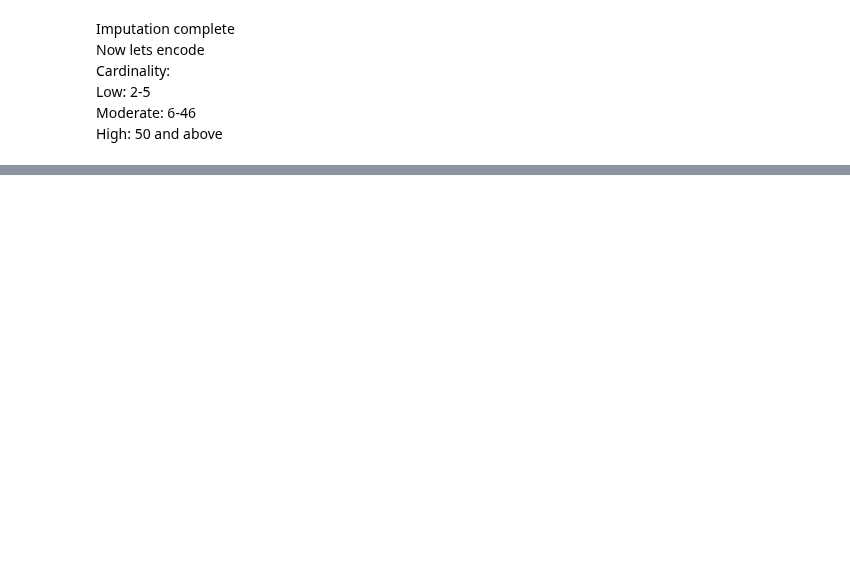
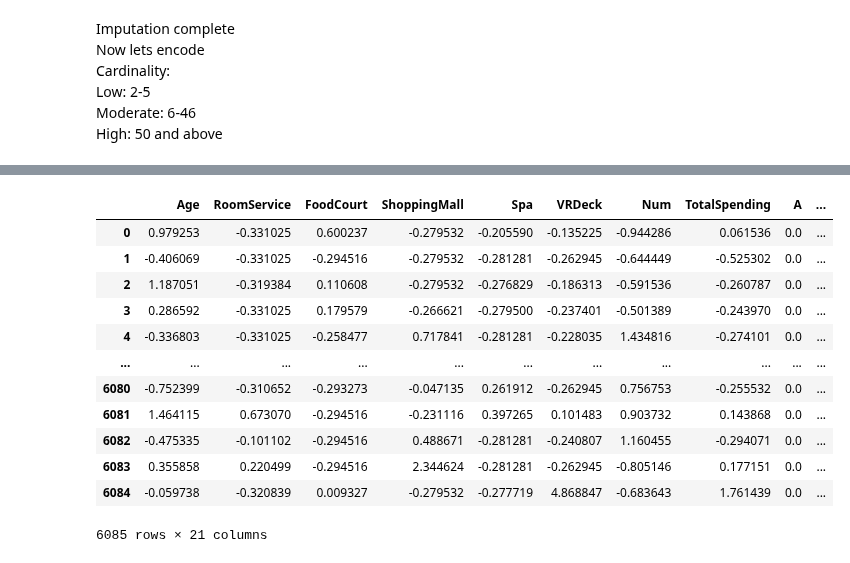
Before and after one commit to lseeker5/Spaceship-Titanic, a Jupyter notebook: spaceship-titanic-v1.ipynb, the cells around one changed output, grey strips where cells are left out. Drawn from its saved outputs; the diff is of its cells as text; code cells hidden in the pictures; blank space fills up the shorter version.

```diff
--- a/spaceship-titanic-v1.ipynb
+++ b/spaceship-titanic-v1.ipynb
@@ -310,6 +332,30 @@ Num:Converted to float then Standardization
 Side:Label Encoding
 <br>
 Remaining numerical features:Standardization
-# %%
-#Convert ['Num'] to numerical feature
-X_train['Num'] = X_train['Num'].astype(float)
+# %%
+
+class MyLabelEncoder(TransformerMixin):
+    def __init__(self, *args, **kwargs):
+        self.encoder = LabelEncoder(*args, **kwargs)
+    def fit(self, x, y=0):
+        print(f" The shape of the fitted is {x.shape}")
+        print(f" The shape of the y is {y}")
+        self.encoder.fit(x)
+        return self
+    def transform(self, x, y=0):
+        print(x.shape)
+        return self.encoder.transform(x)
+    def fit_transform(self, x, y=0):
+        print(f" The shape of the fitted is {x.shape}")
+        #x is a dataframe
+        columns=x.columns
+        transformed_features=[]
+        for column in columns:
+            print(f" The column is {column}")
+            feature_column = x[column]
+            print(f" Each column has a shape of {feature_column.shape}")
+            self.encoder.fit(feature_column)
+            new_feature_column=self.encoder.transform(feature_column)
+            transformed_features.append(new_feature_column)
+        transformed_features=np.transpose(transformed_features)
+        return transformed_features
@@ -322,7 +389,7 @@ n_f=X_train.select_dtypes(include=['float64', 'int64']).columns.tolist()
 
 # Create transformers for categorical features
 l_c_categorical_transformer = Pipeline(steps=[
-    ('encoder', LabelEncoder())
+    ('encoder', MyLabelEncoder())
 ])
 
 m_c_categorical_transformer = Pipeline(steps=[
@@ -339,9 +406,9 @@ numerical_transformer = Pipeline(steps=[
 # Combine transformers using ColumnTransformer
 preprocessor = ColumnTransformer(
     transformers=[
-        ('l_c_cat', l_c_categorical_transformer, l_c_c_f),
         ('num', numerical_transformer, n_f),
-        ('m_c_cat', m_c_categorical_transformer, m_c_c_f)
+        ('m_c_cat', m_c_categorical_transformer, m_c_c_f),
+        ('l_c_cat', l_c_categorical_transformer, l_c_c_f)
     ])
 
 # Create the preprocessing pipeline
@@ -350,6 +417,7 @@ preprocessing_pipeline = Pipeline(steps=[('preprocessor', preprocessor)])
 # Apply the preprocessing pipeline to your data
 encoded_data = preprocessing_pipeline.fit_transform(X_train)
 
+columns=np.concatenate((n_f,['A','B','C','D','E','F','G','H'] , l_c_c_f))
 # Convert the transformed data back to a DataFrame
-X_train_encoded = pd.DataFrame(encoded_data, columns=preprocessor.get_feature_names_out(X_train.columns))
+X_train_encoded = pd.DataFrame(encoded_data,columns=columns)
 # %% [output]
@@ -356,0 +435,16 @@ TypeError: LabelEncoder.fit_transform() takes 2 positional arguments but 3 were
+# %%
+X_train_encoded
+# %% [output]
+|  | Age | RoomService | FoodCourt | ShoppingMall | Spa | VRDeck | Num | TotalSpending | A | ... |
+| 0 | 0.979253 | -0.331025 | 0.600237 | -0.279532 | -0.205590 | -0.135225 | -0.944286 | 0.061536 | 0.0 | ... |
+| 1 | -0.406069 | -0.331025 | -0.294516 | -0.279532 | -0.281281 | -0.262945 | -0.644449 | -0.525302 | 0.0 | ... |
+| 2 | 1.187051 | -0.319384 | 0.110608 | -0.279532 | -0.276829 | -0.186313 | -0.591536 | -0.260787 | 0.0 | ... |
+| 3 | 0.286592 | -0.331025 | 0.179579 | -0.266621 | -0.279500 | -0.237401 | -0.501389 | -0.243970 | 0.0 | ... |
+| 4 | -0.336803 | -0.331025 | -0.258477 | 0.717841 | -0.281281 | -0.228035 | 1.434816 | -0.274101 | 0.0 | ... |
+| ... | ... | ... | ... | ... | ... | ... | ... | ... | ... | ... |
+| 6080 | -0.752399 | -0.310652 | -0.293273 | -0.047135 | 0.261912 | -0.262945 | 0.756753 | -0.255532 | 0.0 | ... |
+| 6081 | 1.464115 | 0.673070 | -0.294516 | -0.231116 | 0.397265 | 0.101483 | 0.903732 | 0.143868 | 0.0 | ... |
+| 6082 | -0.475335 | -0.101102 | -0.294516 | 0.488671 | -0.281281 | -0.240807 | 1.160455 | -0.294071 | 0.0 | ... |
+| 6083 | 0.355858 | 0.220499 | -0.294516 | 2.344624 | -0.281281 | -0.262945 | -0.805146 | 0.177151 | 0.0 | ... |
+| 6084 | -0.059738 | -0.320839 | 0.009327 | -0.279532 | -0.277719 | 4.868847 | -0.683643 | 1.761439 | 0.0 | ... |
+6085 rows × 21 columns
```
Also changed, not shown: parts of 9 cells of this notebook.
